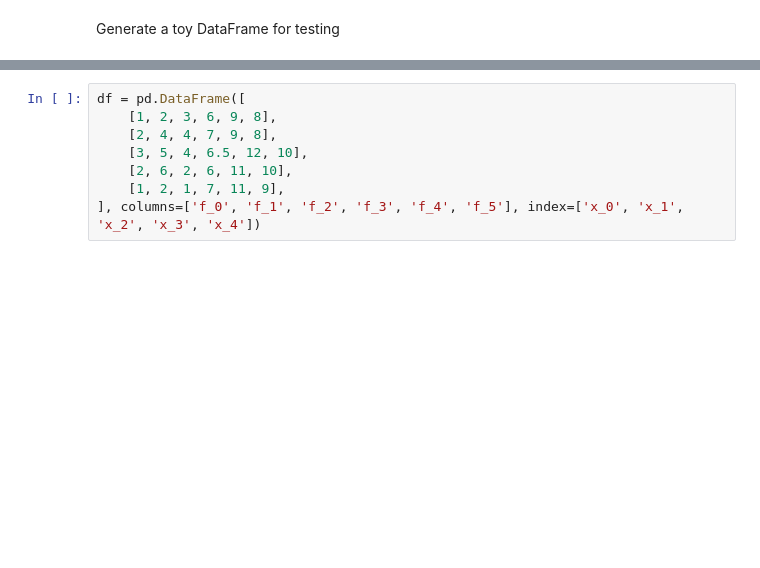
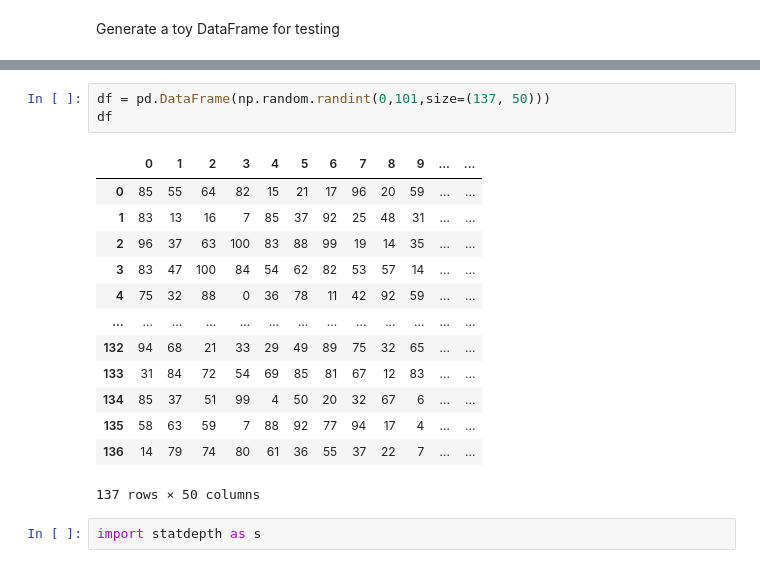
Before and after one commit to braingeneers/statdepth, a Jupyter notebook: testing_notebooks/jlehrer_testing_notebook_02.ipynb, the cells around one changed output, grey strips where cells are left out. Cells and saved outputs as stored; diff of their text form; blank space fills up the shorter version.

```diff
--- a/testing_notebooks/jlehrer_testing_notebook_02.ipynb
+++ b/testing_notebooks/jlehrer_testing_notebook_02.ipynb
@@ -99,8 +20,19 @@ def samplebanddepth(data: List[pd.DataFrame], K: int, J=2, containment='r2', rel
-# %%
-df = pd.DataFrame([
-    [1, 2, 3, 6, 9, 8],
-    [2, 4, 4, 7, 9, 8],
-    [3, 5, 4, 6.5, 12, 10],
-    [2, 6, 2, 6, 11, 10],
-    [1, 2, 1, 7, 11, 9],
-], columns=['f_0', 'f_1', 'f_2', 'f_3', 'f_4', 'f_5'], index=['x_0', 'x_1', 'x_2', 'x_3', 'x_4'])
+# %%
+df = pd.DataFrame(np.random.randint(0,101,size=(137, 50)))
+df
+# %% [output]
+|  | 0 | 1 | 2 | 3 | 4 | 5 | 6 | 7 | 8 | 9 | ... | ... |
+| 0 | 85 | 55 | 64 | 82 | 15 | 21 | 17 | 96 | 20 | 59 | ... | ... |
+| 1 | 83 | 13 | 16 | 7 | 85 | 37 | 92 | 25 | 48 | 31 | ... | ... |
+| 2 | 96 | 37 | 63 | 100 | 83 | 88 | 99 | 19 | 14 | 35 | ... | ... |
+| 3 | 83 | 47 | 100 | 84 | 54 | 62 | 82 | 53 | 57 | 14 | ... | ... |
+| 4 | 75 | 32 | 88 | 0 | 36 | 78 | 11 | 42 | 92 | 59 | ... | ... |
+| ... | ... | ... | ... | ... | ... | ... | ... | ... | ... | ... | ... | ... |
+| 132 | 94 | 68 | 21 | 33 | 29 | 49 | 89 | 75 | 32 | 65 | ... | ... |
+| 133 | 31 | 84 | 72 | 54 | 69 | 85 | 81 | 67 | 12 | 83 | ... | ... |
+| 134 | 85 | 37 | 51 | 99 | 4 | 50 | 20 | 32 | 67 | 6 | ... | ... |
+| 135 | 58 | 63 | 59 | 7 | 88 | 92 | 77 | 94 | 17 | 4 | ... | ... |
+| 136 | 14 | 79 | 74 | 80 | 61 | 36 | 55 | 37 | 22 | 7 | ... | ... |
+137 rows × 50 columns
+# %%
+import statdepth as s
```
Also changed, not shown: parts of 15 cells of this notebook, 3 other files.
